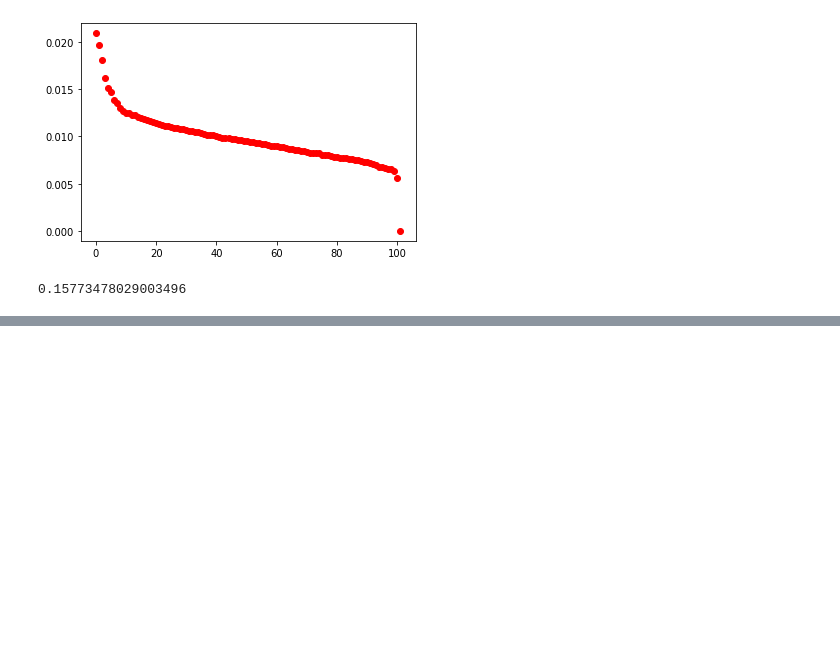
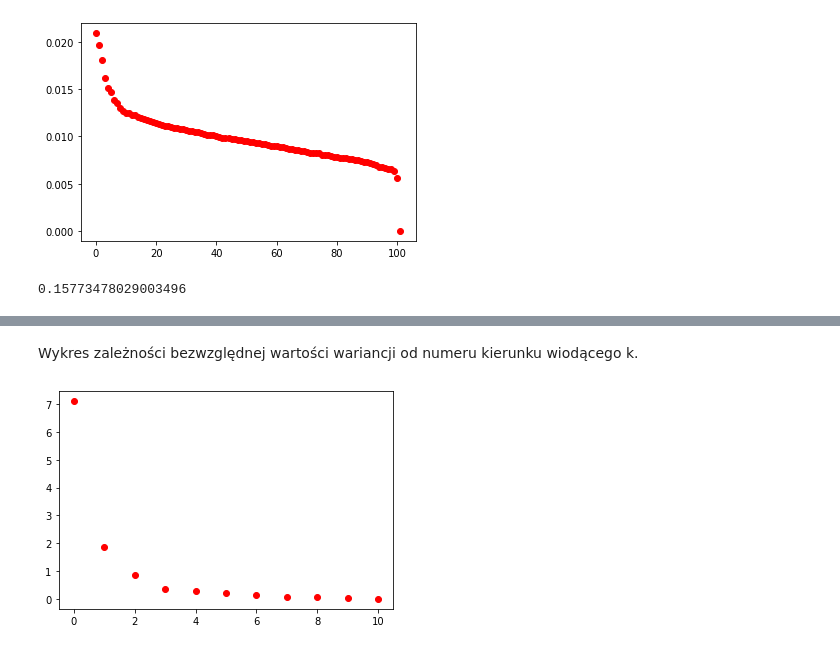
Before and after one commit to PKopel/data-exploration, a Jupyter notebook: pca_ed.ipynb, the cells around one changed output, grey strips where cells are left out. Drawn from its saved outputs; the diff is of its cells as text; code cells hidden in the pictures; blank space fills up the shorter version.

```diff
--- a/pca_ed.ipynb
+++ b/pca_ed.ipynb
@@ -142,0 +160,4 @@ print(sum(variance_ratio[0:10]))
+# %%
+df = pd.read_csv('./data/04cars-data.csv', header=0)
+data = df.iloc[:, -11:]
+data
@@ -142,0 +178,3 @@ print(sum(variance_ratio[0:10]))
+# %%
+data = (data-data.mean())/data.std()
+data
@@ -142,0 +195,13 @@ print(sum(variance_ratio[0:10]))
+# %%
+array = data.values
+
+pca = PCA()
+X_pca = pca.fit_transform(array)
+# %% [markdown]
+Wykres zależności bezwzględnej wartości wariancji od numeru kierunku wiodącego k.
+# %%
+variance = pca.explained_variance_
+plt.plot(variance, 'ro')
+plt.show()
+# %% [output]
+[figure, added]
```
Also changed, not shown: parts of 26 cells of this notebook.
